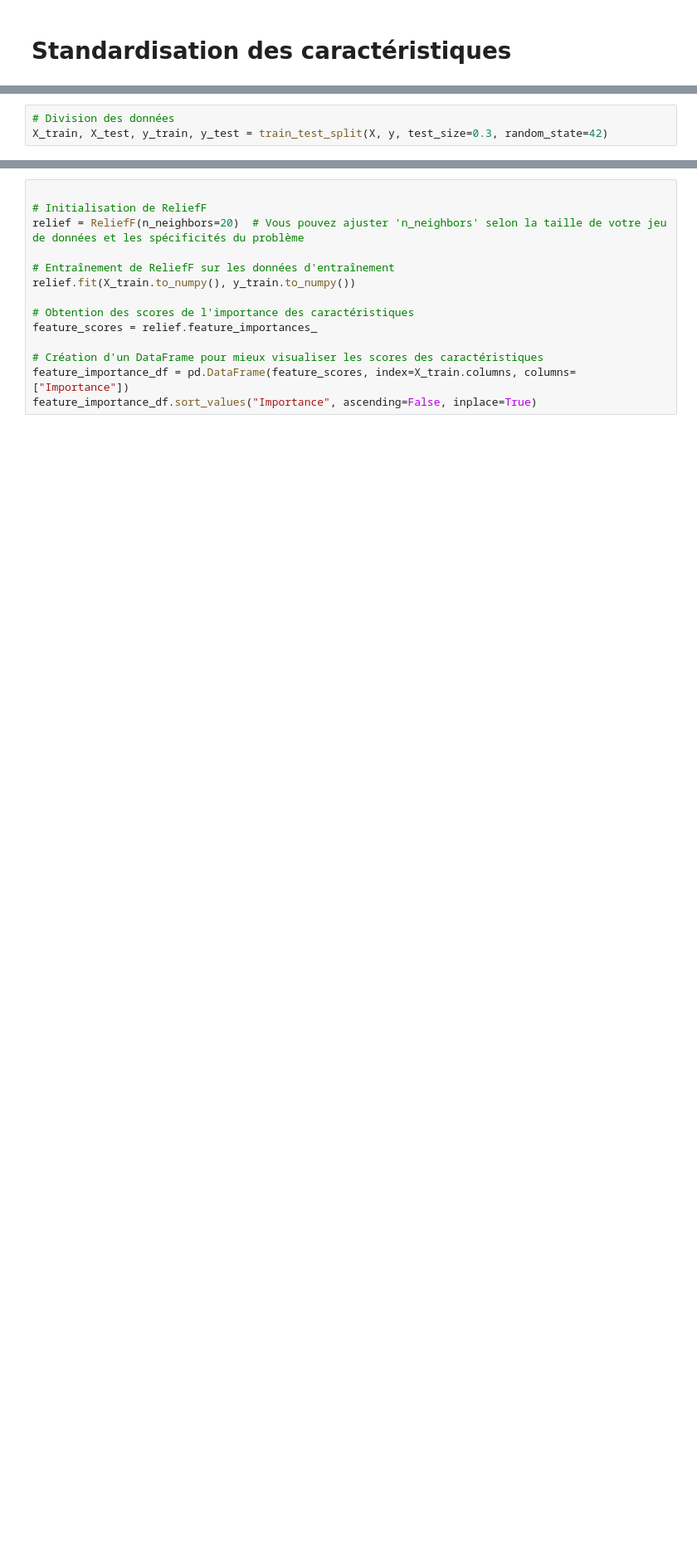
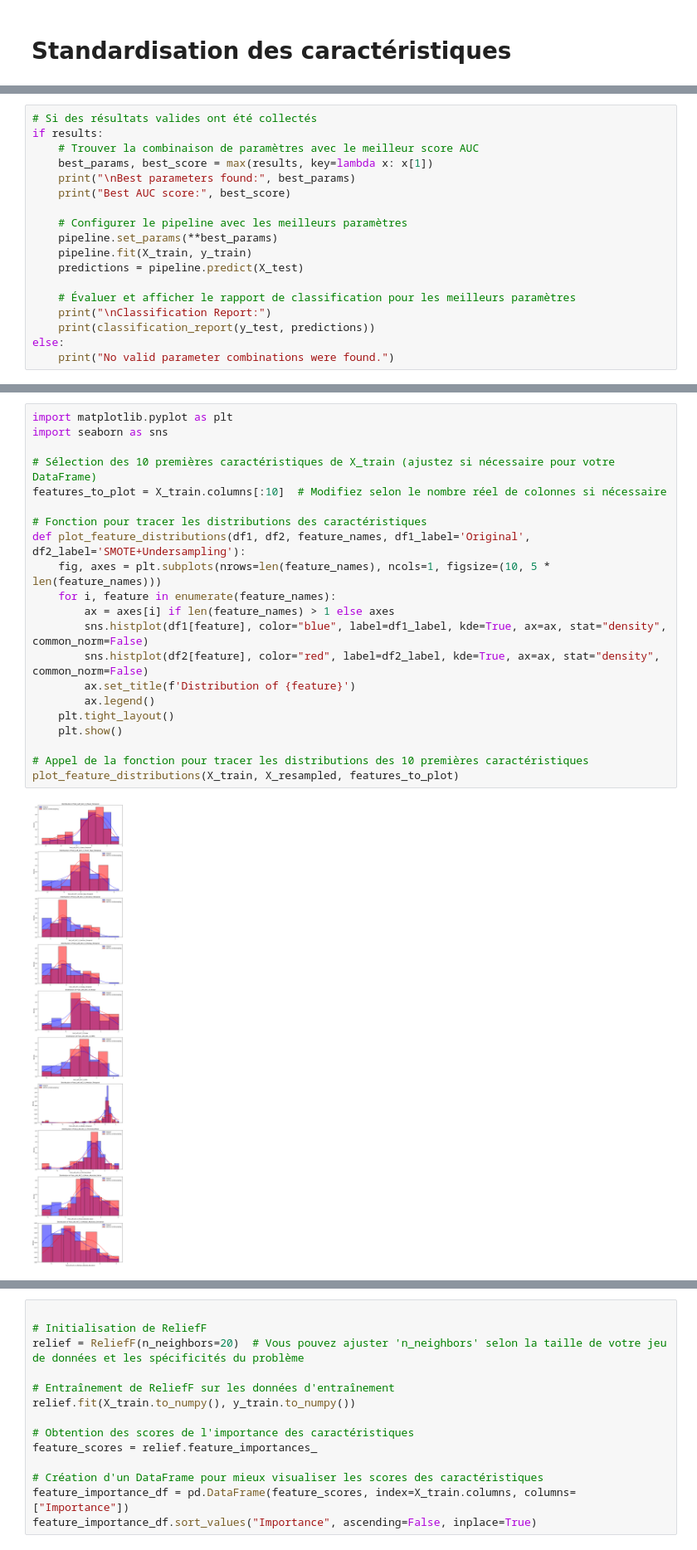
Before and after one commit to Anthoplc/Detect-FOG, a Jupyter notebook: code/relief_f.ipynb, the cells around one changed output, grey strips where cells are left out. Shown at 83% size. Cells and saved outputs as stored; diff of their text form; blank space fills up the shorter version.

```diff
--- a/code/relief_f.ipynb
+++ b/code/relief_f.ipynb
@@ -73,3 +42,0 @@ ValueError: Invalid parameter smote for estimator Pipeline(steps=[('over', SMOTE
-# %%
-# Division des données
-X_train, X_test, y_train, y_test = train_test_split(X, y, test_size=0.3, random_state=42)
@@ -75,0 +123,18 @@ X_train, X_test, y_train, y_test = train_test_split(X, y, test_size=0.3, random_
+# %%
+# Si des résultats valides ont été collectés
+if results:
+    # Trouver la combinaison de paramètres avec le meilleur score AUC
+    best_params, best_score = max(results, key=lambda x: x[1])
+    print("\nBest parameters found:", best_params)
+    print("Best AUC score:", best_score)
+
+    # Configurer le pipeline avec les meilleurs paramètres
+    pipeline.set_params(**best_params)
+    pipeline.fit(X_train, y_train)
+    predictions = pipeline.predict(X_test)
+
+    # Évaluer et afficher le rapport de classification pour les meilleurs paramètres
+    print("\nClassification Report:")
+    print(classification_report(y_test, predictions))
+else:
+    print("No valid parameter combinations were found.")
@@ -75,0 +348,23 @@ X_train, X_test, y_train, y_test = train_test_split(X, y, test_size=0.3, random_
+# %%
+import matplotlib.pyplot as plt
+import seaborn as sns
+
+# Sélection des 10 premières caractéristiques de X_train (ajustez si nécessaire pour votre DataFrame)
+features_to_plot = X_train.columns[:10]  # Modifiez selon le nombre réel de colonnes si nécessaire
+
+# Fonction pour tracer les distributions des caractéristiques
+def plot_feature_distributions(df1, df2, feature_names, df1_label='Original', df2_label='SMOTE+Undersampling'):
+    fig, axes = plt.subplots(nrows=len(feature_names), ncols=1, figsize=(10, 5 * len(feature_names)))
+    for i, feature in enumerate(feature_names):
+        ax = axes[i] if len(feature_names) > 1 else axes
+        sns.histplot(df1[feature], color="blue", label=df1_label, kde=True, ax=ax, stat="density", common_norm=False)
+        sns.histplot(df2[feature], color="red", label=df2_label, kde=True, ax=ax, stat="density", common_norm=False)
+        ax.set_title(f'Distribution of {feature}')
+        ax.legend()
+    plt.tight_layout()
+    plt.show()
+
+# Appel de la fonction pour tracer les distributions des 10 premières caractéristiques
+plot_feature_distributions(X_train, X_resampled, features_to_plot)
+# %% [output]
+[figure, added]
```
Also changed, not shown: parts of 20 cells of this notebook.
